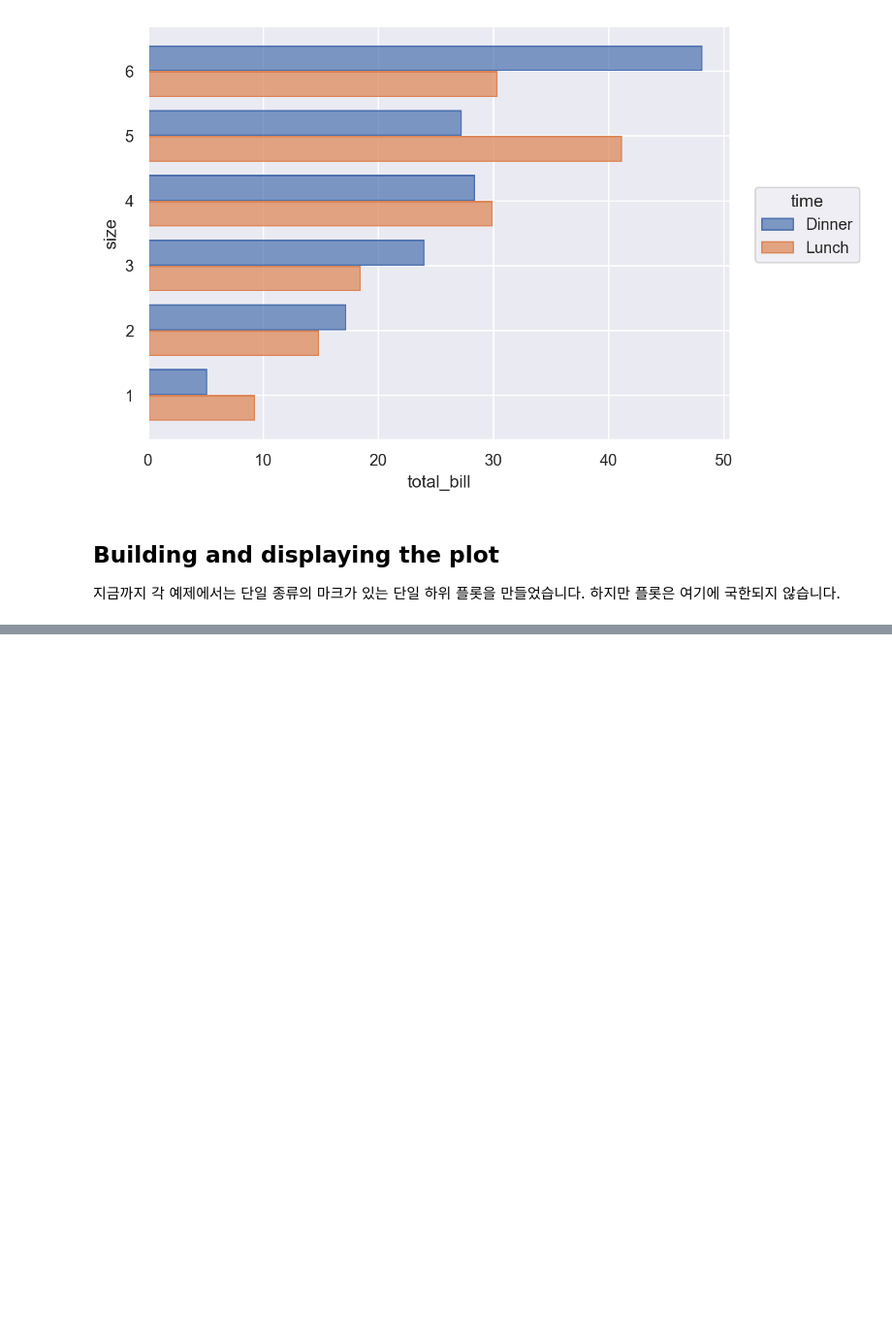
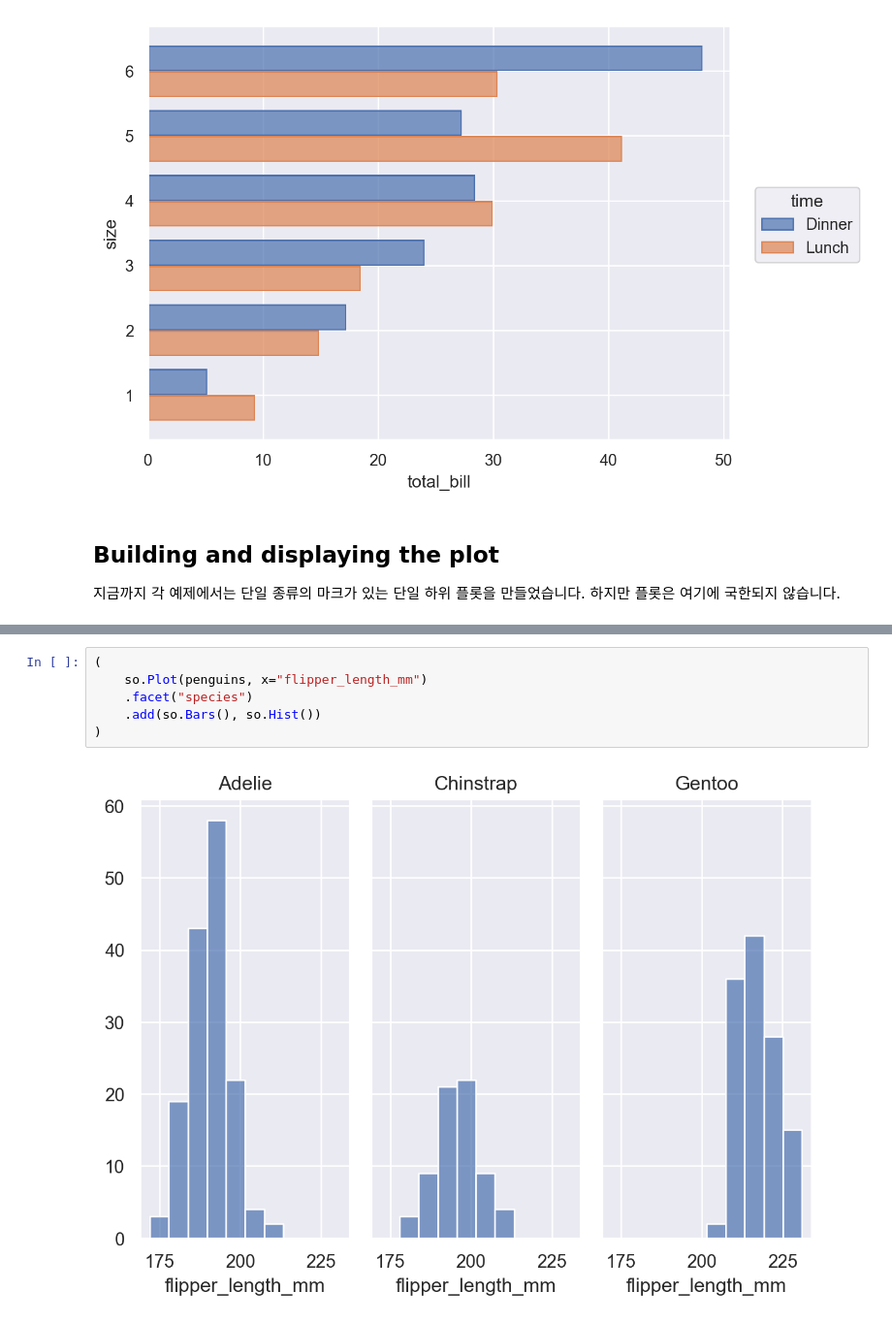
Before and after one commit to Choseyeonshay/seaborntutorial, a Jupyter notebook: 7. Objects interface.ipynb, the cells around one changed output, grey strips where cells are left out. Shown at 97% size. Saved outputs shown, nothing was run; the diff lists cells and outputs as text; blank space fills up the shorter version.

```diff
--- a/7. Objects interface.ipynb
+++ b/7. Objects interface.ipynb
@@ -294,0 +309,8 @@ x와 y 변수가 모두 숫자인 경우처럼 올바른 방향이 모호한 경
+# %%
+(
+    so.Plot(penguins, x="flipper_length_mm")
+    .facet("species")
+    .add(so.Bars(), so.Hist())
+)
+# %% [output]
+[figure, added]
```
Also changed, not shown: parts of 34 cells of this notebook.
